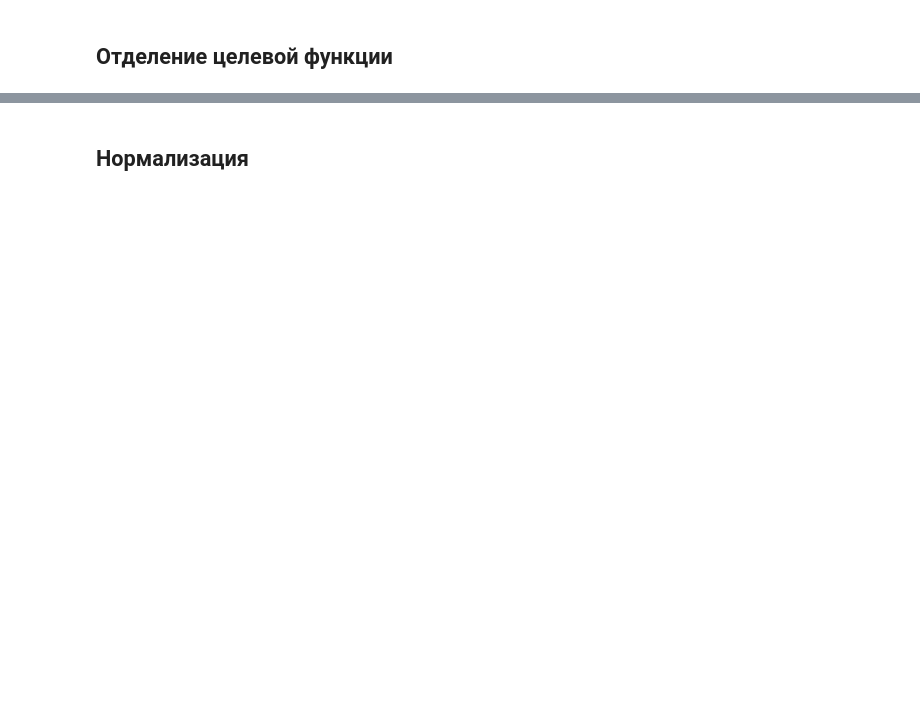
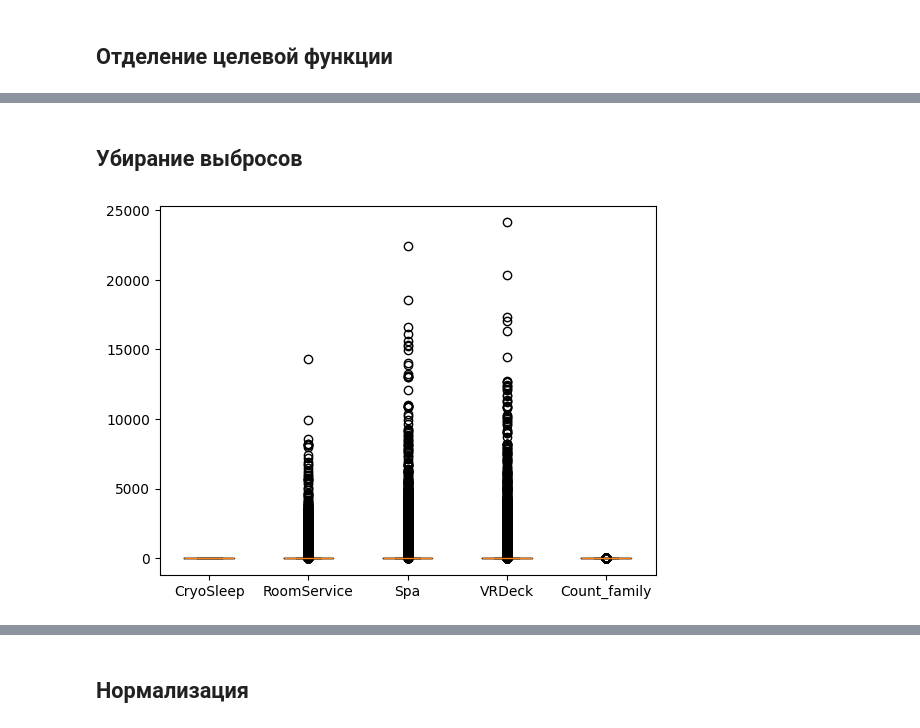
Before and after one commit to Jrol123/Big_data, a Jupyter notebook: lab4/main.ipynb, the cells around one changed output, grey strips where cells are left out. Saved outputs shown, nothing was run; the diff lists cells and outputs as text; code cells hidden in the pictures; blank space fills up the shorter version.

```diff
--- a/lab4/main.ipynb
+++ b/lab4/main.ipynb
@@ -273,0 +280,15 @@ draw_heatmap(split_sdf)
+# %% [markdown]
+## Убирание выбросов
+# %%
+from numpy import median, where
+# plt.boxplot(df[features].values, whis=(0, 100))
+
+features = sdf.drop(columns=['Transported']).columns
+plt.boxplot(sdf[features].values, whis=(25, 75))
+
+# Добавление меток осей x
+plt.xticks(range(1, len(features) + 1), features)
+
+plt.show()
+# %% [output]
+[figure, added]
```
Also changed, not shown: parts of 21 cells of this notebook.
